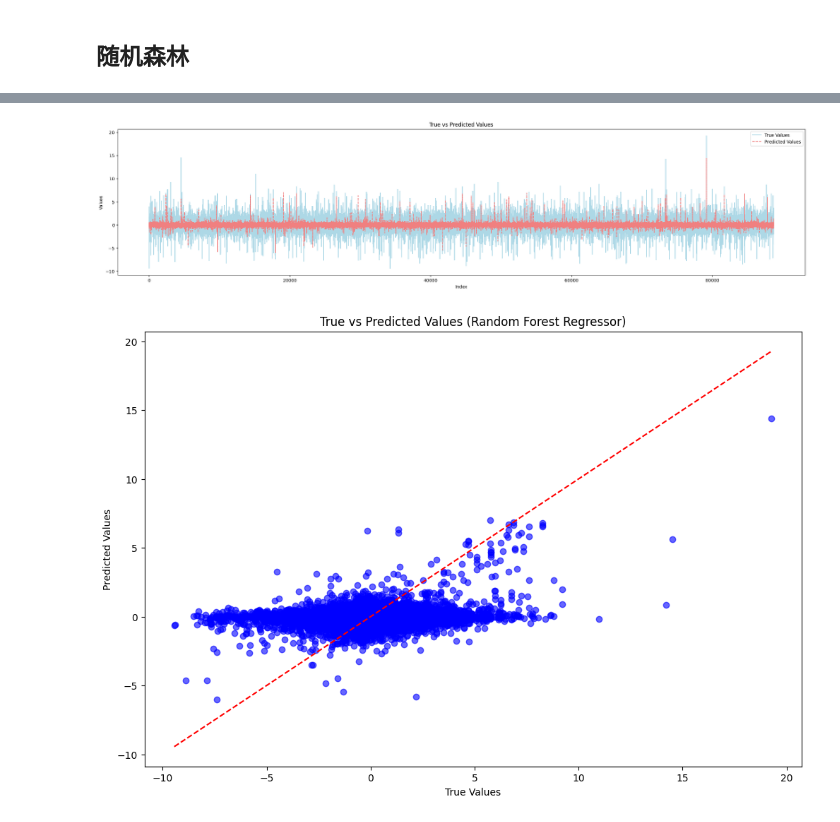
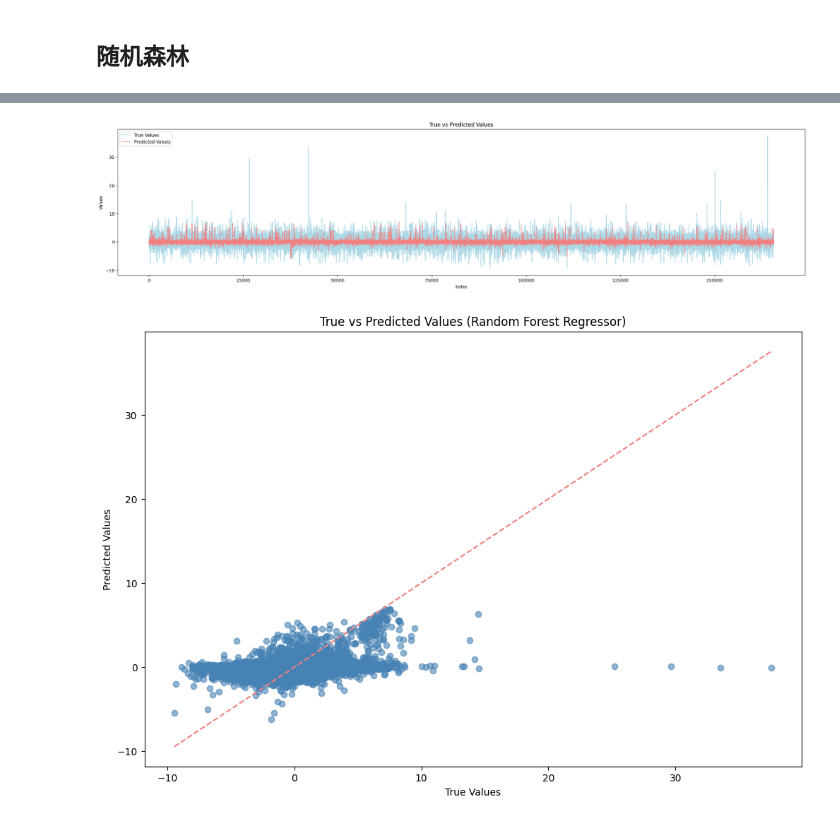
Before and after one commit to Kaoruha/GinkGO, a Jupyter notebook: docs/factor_analysis_volatility.ipynb, the cells around one changed output, grey strips where cells are left out. Drawn from its saved outputs; the diff is of its cells as text; code cells hidden in the pictures.

```diff
--- a/docs/factor_analysis_volatility.ipynb
+++ b/docs/factor_analysis_volatility.ipynb
@@ -15,7 +15,7 @@ from sklearn.model_selection import train_test_split
 ## 数据获取
 # %%
 infos = get_stockinfos()
-infos = infos[:200]
+infos = infos[:400]
 codes = infos['code'].values
 print(codes)
 # %% [output]
@@ -394,23 +402,23 @@ plt.legend()
 # 显示图形
 plt.show()
 # %% [output]
-[figure, old version]
+[figure, new version]
 # %%
 import matplotlib.pyplot as plt
 
 # 创建散点图：真实值 vs 预测值
 plt.figure(figsize=(12, 8))
-plt.scatter(y_test, y_pred, color='blue', alpha=0.6)
+plt.scatter(y_test, y_pred, color='steelblue', alpha=0.6)
 
 # 添加对角线：表示完美预测
-plt.plot([y_test.min(), y_test.max()], [y_test.min(), y_test.max()], color='red', linestyle='--')
+plt.plot([y_test.min(), y_test.max()], [y_test.min(), y_test.max()], color='lightcoral', linestyle='--')
 
 # 添加标题和标签
 plt.title("True vs Predicted Values (Random Forest Regressor)")
 plt.xlabel("True Values")
 plt.ylabel("Predicted Values")
 
 # 显示图形
 plt.show()
 # %% [output]
-[figure, old version]
+[figure, new version]
```
Also changed, not shown: parts of 12 cells of this notebook, 44 other files.
